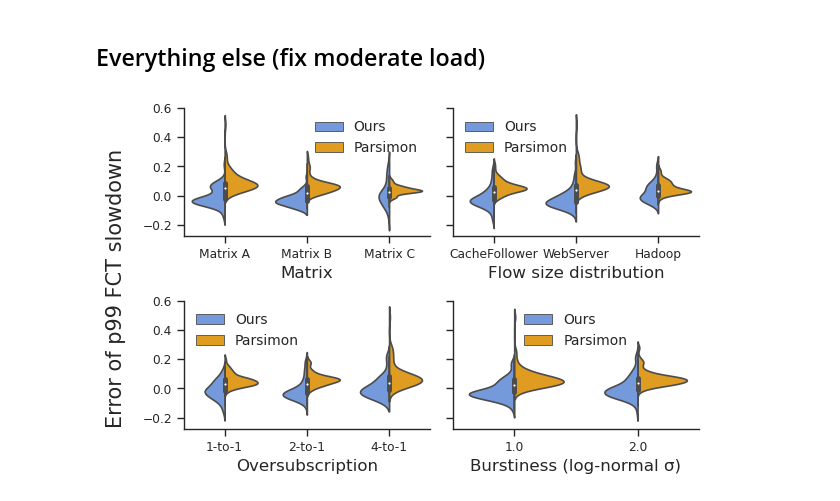
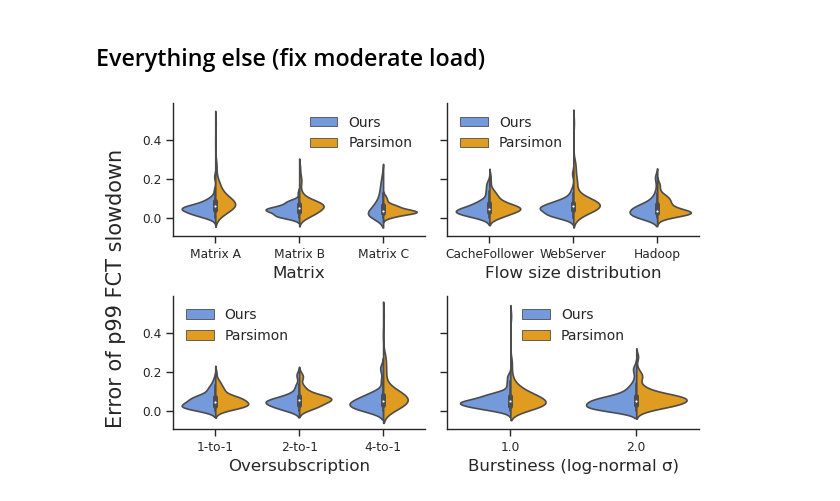
Before and after one commit to uw-polestar/parsimon-eval, a Jupyter notebook: expts/fig_8/analysis/main_sensitivity.ipynb, the cells around one changed output. Drawn from its saved outputs; the diff is of its cells as text; code cells hidden in the pictures.

```diff
--- a/expts/fig_8/analysis/main_sensitivity.ipynb
+++ b/expts/fig_8/analysis/main_sensitivity.ipynb
@@ -247,12 +247,11 @@ for i,each in enumerate(column_list):
     # ax = sns.lineplot(data=records_abs, x='max_load', y=each, color=color_list[i], ax=axs, marker=markertype_list[i], label=each, ci='sd')
     # ax=sns.lineplot(data=records_abs, x='max_load', y=each, color=color_list[i], ax=axs, marker=markertype_list[i], label=each, ci=None, estimator='mean', lw=2)
     # sns.scatterplot(x='max_load', y=each, data=records_abs, color=color_list[i], ax=axs, label=f'{each} Raw', s=30)
-    sns.lineplot(x='max_load', y=each, data=records_abs, color=color_list[i], ax=axs, label=labels[i], ci='sd', estimator='mean', lw=4)
+    sns.lineplot(x='max_load', y=each, data=records_abs, color=color_list[i], ax=axs, label=labels[i], errorbar='sd', estimator='mean', lw=4)
 
     # print(f"{each}: ",records_abs[each].min(),records_abs[each].max())
     # handles = ax.get_legend().get_lines()
     # ax.get_legend().remove()
-title=''
 
 # XXX: This is a dirty hack. Look carefully at the labels!
 # fig.legend(loc='upper right', frameon=False, ncol=1)
@@ -275 +267,32 @@ The `ci` parameter is deprecated. Use `errorbar='sd'` for the same effect.
 [figure]
+# %%
+_fontsize=15
+records_abs=records.copy()
+records_abs['p99__ns3__mlsys']=abs(records_abs['p99__ns3__mlsys'])
+records_abs['p99__ns3__pmn_m']=abs(records_abs['p99__ns3__pmn_m'])
+
+records_abs['max_load']=records_abs['max_load']//0.05*0.05
+records_abs=records_abs.sort_values(by='max_load')
+column_list=['p99__ns3__mlsys','p99__ns3__pmn_m']
+fig, axs = plt.subplots(nrows=1, ncols=1, figsize=(5.2, 4.0), sharex=True)
+labels=['Ours','Parsimon']
+for i,each in enumerate(column_list):
+    # ax=sns.scatterplot(data = records_abs, x = 'max_load', y = each, color = color_list[i], ax=axs, marker=markertype_list[i], s=30)
+    ax = sns.lineplot(data=records_abs, x='max_load', y=each, color=color_list[i], ax=axs, marker=markertype_list[i], label=each, ci='sd', lw=3,markeredgecolor='black')
+    # ax=sns.lineplot(data=records_abs, x='max_load', y=each, color=color_list[i], ax=axs, marker=markertype_list[i], label=each, ci=None, estimator='mean', lw=2)
+    # sns.scatterplot(x='max_load', y=each, data=records_abs, color=color_list[i], ax=axs, label=f'{each} Raw', s=30)
+
+    # print(f"{each}: ",records_abs[each].min(),records_abs[each].max())
+    # handles = ax.get_legend().get_lines()
+    # ax.get_legend().remove()
+
+# XXX: This is a dirty hack. Look carefully at the labels!
+# fig.legend(loc='upper right', frameon=False, ncol=1)
+plt.legend(loc='upper left', frameon=False, ncol=1,prop={"size": _fontsize+5})
+sns.despine()
+fig.tight_layout()
+plt.xlabel('Max Load (top 10% avg load)',fontsize=_fontsize)
+plt.ylabel('Error of p99 FCT slowdown',fontsize=_fontsize)
+plt.yticks(fontsize=_fontsize)
+plt.xticks(fontsize=_fontsize)
+plt.savefig('figs/sensitivity_error_over_load.pdf', bbox_inches='tight')
@@ -405,33 +433,33 @@ def violins(df):
             x=x,
             y='error',
             hue='kind',
             order=order,
             ax=axs[j, k],
             split=True,
             palette=color_list,
         )
         ax.set_xlabel(label,fontsize=12)
         for tick in ax.get_xticklabels():
             tick.set_rotation(rot)
         ax.set_ylabel('')
     # Remove "kind" from the legend
     for idx,ax in enumerate(axs.flat):
         handles, labels = ax.get_legend_handles_labels()
         ax.legend(handles=handles[0:], labels=labels[0:],frameon=False,loc=legend_loc_list[idx],prop={"size": 10})
     sns.despine()
     fig.supylabel('Error of p99 FCT slowdown',fontsize=15)
     fig.tight_layout()
 
 # Assuming records and 'kind' column are defined somewhere in your script
 df_violin_pmn = records.copy()
 df_violin_mlsys = records.copy()
 df_violin_pmn['kind'] = 'Parsimon'
-df_violin_pmn['error'] = (df_violin_pmn["p99__ns3__pmn_m"])
+df_violin_pmn['error'] = abs(df_violin_pmn["p99__ns3__pmn_m"])
 df_violin_mlsys['kind'] = 'Ours'
-df_violin_mlsys['error'] = (df_violin_mlsys["p99__ns3__mlsys"])
+df_violin_mlsys['error'] = abs(df_violin_mlsys["p99__ns3__mlsys"])
 df_violin = pd.concat([df_violin_mlsys,df_violin_pmn], ignore_index=True)
 
 violins(df_violin)
 plt.savefig('figs/sensitivity_violin.pdf', bbox_inches='tight')
 # %% [output]
-[figure, old version]
+[figure, new version]
```
Also changed, not shown: parts of 4 cells of this notebook, 5 other files.
